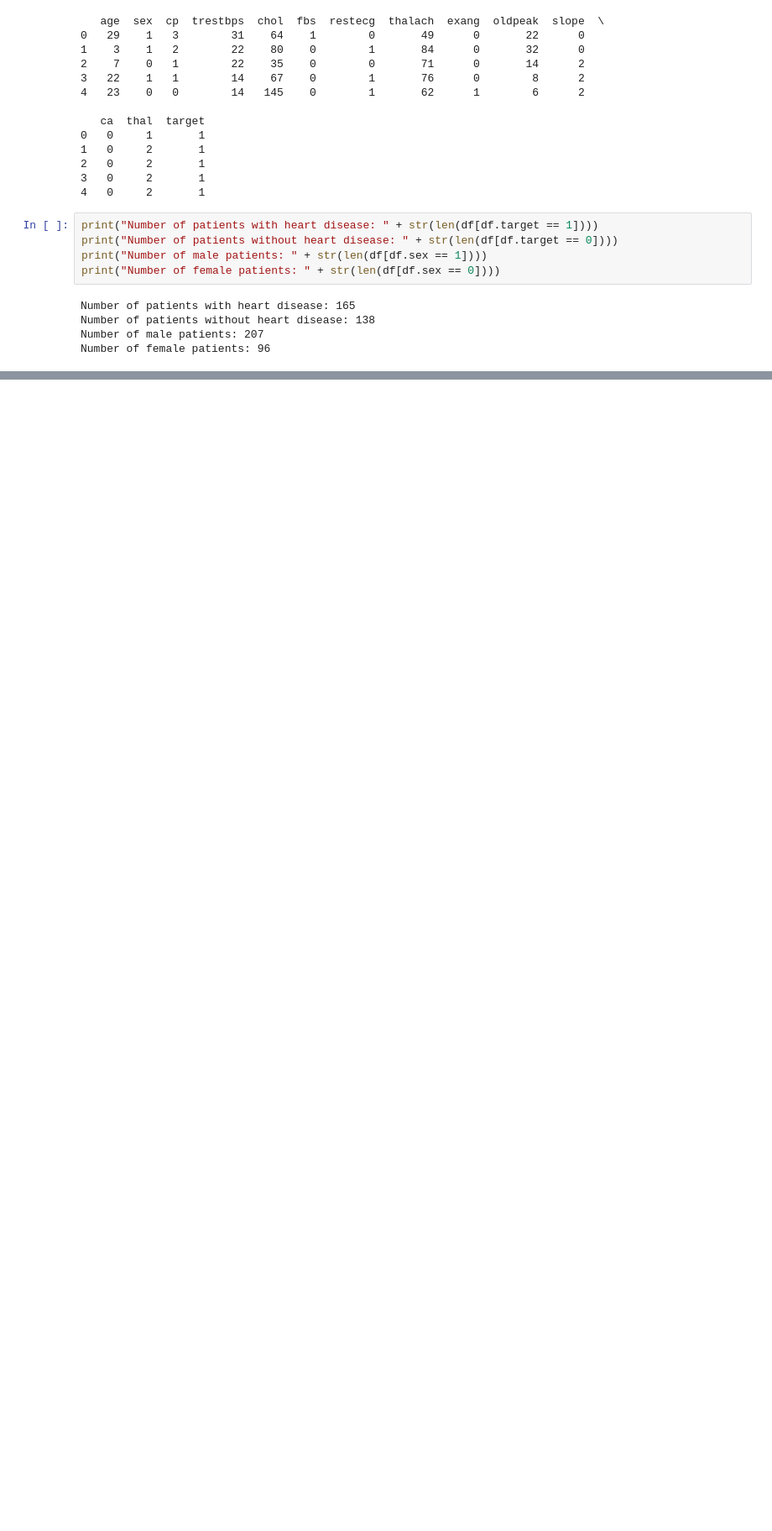
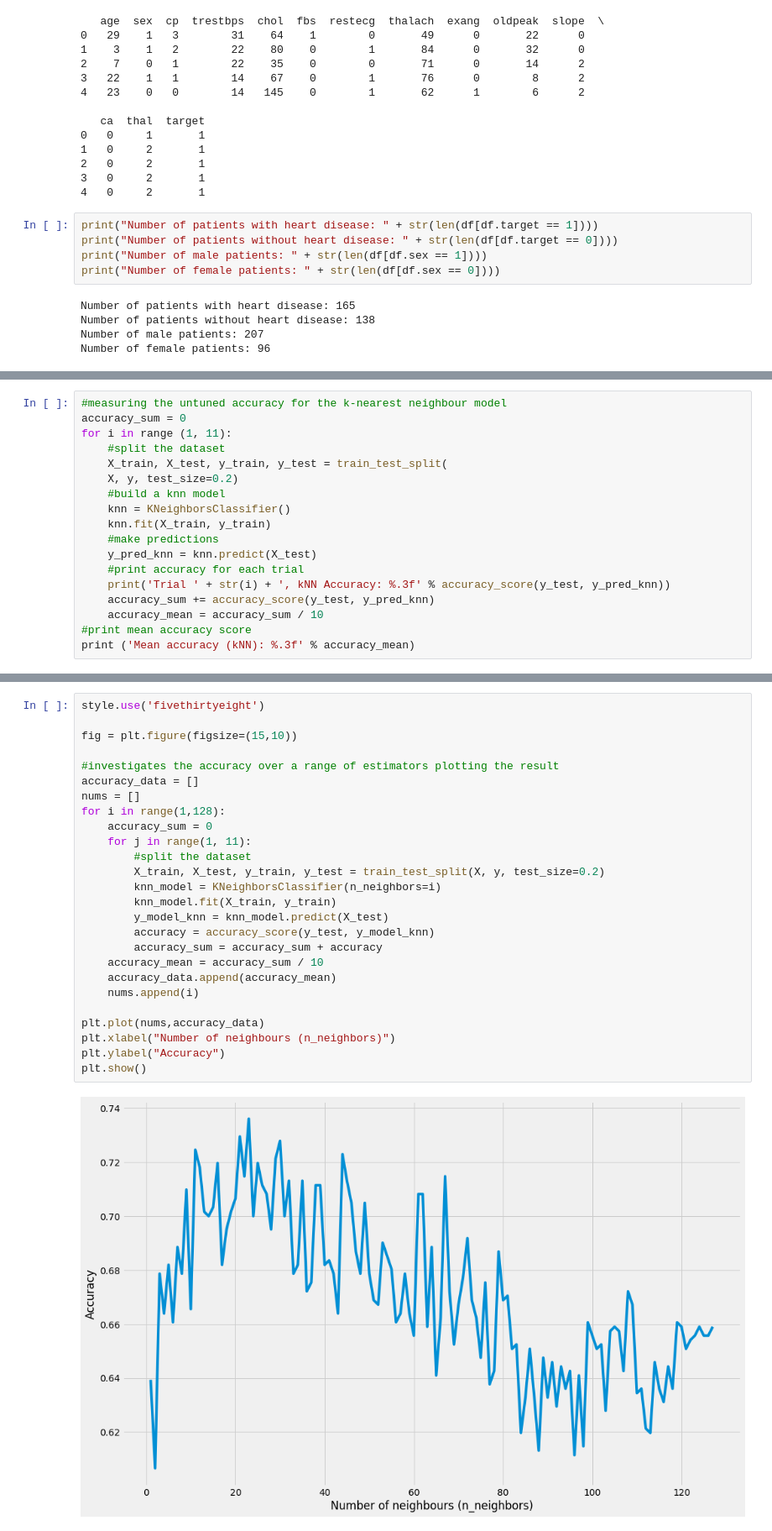
Before and after one commit to EndiMuceku/in3062-coursework, a Jupyter notebook: heartData.ipynb, the cells around one changed output, grey strips where cells are left out. Shown at 84% size. Drawn from its saved outputs; the diff is of its cells as text; blank space fills up the shorter version.

Commit message:
improvements to kNN and random forest models

```diff
--- a/heartData.ipynb
+++ b/heartData.ipynb
@@ -79,0 +90,18 @@ Text(0, 0.5, 'Maximum heart rate')
+# %%
+#measuring the untuned accuracy for the k-nearest neighbour model
+accuracy_sum = 0
+for i in range (1, 11):
+    #split the dataset
+    X_train, X_test, y_train, y_test = train_test_split(
+    X, y, test_size=0.2)
+    #build a knn model
+    knn = KNeighborsClassifier()
+    knn.fit(X_train, y_train)
+    #make predictions
+    y_pred_knn = knn.predict(X_test)
+    #print accuracy for each trial
+    print('Trial ' + str(i) + ', kNN Accuracy: %.3f' % accuracy_score(y_test, y_pred_knn))
+    accuracy_sum += accuracy_score(y_test, y_pred_knn)
+    accuracy_mean = accuracy_sum / 10
+#print mean accuracy score
+print ('Mean accuracy (kNN): %.3f' % accuracy_mean)
@@ -80 +120,29 @@ Text(0, 0.5, 'Maximum heart rate')
+# %%
+style.use('fivethirtyeight')
+
+fig = plt.figure(figsize=(15,10))
+
+#investigates the accuracy over a range of estimators plotting the result
+accuracy_data = []
+nums = []
+for i in range(1,128):
+    accuracy_sum = 0
+    for j in range(1, 11):
+        #split the dataset
+        X_train, X_test, y_train, y_test = train_test_split(X, y, test_size=0.2)
+        knn_model = KNeighborsClassifier(n_neighbors=i)
+        knn_model.fit(X_train, y_train)
+        y_model_knn = knn_model.predict(X_test)
+        accuracy = accuracy_score(y_test, y_model_knn)
+        accuracy_sum = accuracy_sum + accuracy
+    accuracy_mean = accuracy_sum / 10
+    accuracy_data.append(accuracy_mean)
+    nums.append(i)
+
+plt.plot(nums,accuracy_data)
+plt.xlabel("Number of neighbours (n_neighbors)")
+plt.ylabel("Accuracy")
+plt.show()
+# %% [output]
+[figure, added]
 # %%
```
Also changed, not shown: parts of 12 cells of this notebook, 2 other files.
